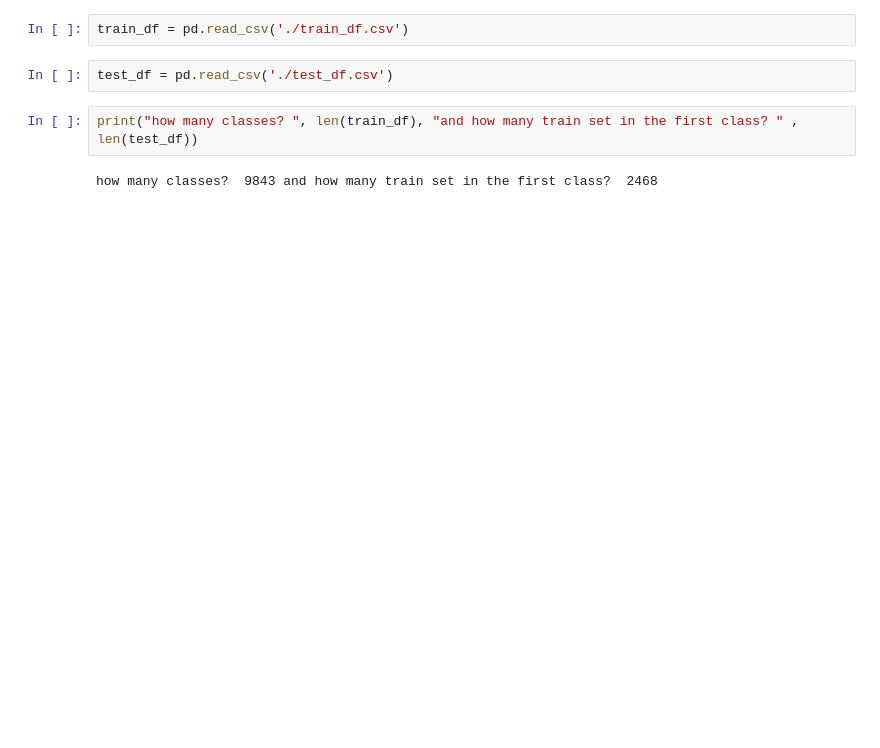
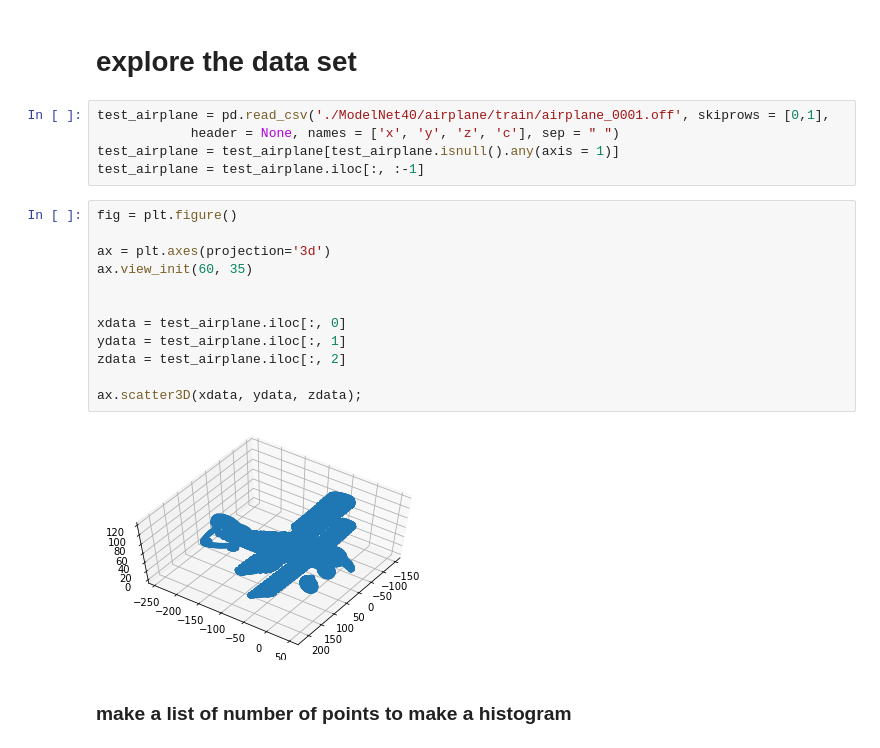
Before and after one commit to sunglyoungKim/Point_net_pytorch, a Jupyter notebook: Clean_data_set.ipynb, the cells around one changed output. Cells and saved outputs as stored; diff of their text form; blank space fills up the shorter version.

Commit message:
explore and statistic of point cloud data set

```diff
--- a/Clean_data_set.ipynb
+++ b/Clean_data_set.ipynb
@@ -113,8 +10,23 @@ test_df = total_test_set.to_csv("test_df.csv", index =False)
-# %%
-train_df = pd.read_csv('./train_df.csv')
-# %%
-test_df = pd.read_csv('./test_df.csv')
-# %%
-print("how many classes? ", len(train_df), "and how many train set in the first class? " , len(test_df))
-# %% [output]
-how many classes?  9843 and how many train set in the first class?  2468
+# %% [markdown]
+# explore the data set
+# %%
+test_airplane = pd.read_csv('./ModelNet40/airplane/train/airplane_0001.off', skiprows = [0,1],
+            header = None, names = ['x', 'y', 'z', 'c'], sep = " ")
+test_airplane = test_airplane[test_airplane.isnull().any(axis = 1)]
+test_airplane = test_airplane.iloc[:, :-1]
+# %%
+fig = plt.figure()
+
+ax = plt.axes(projection='3d')
+ax.view_init(60, 35)
+
+
+xdata = test_airplane.iloc[:, 0]
+ydata = test_airplane.iloc[:, 1]
+zdata = test_airplane.iloc[:, 2]
+
+ax.scatter3D(xdata, ydata, zdata);
+# %% [output]
+[figure, added]
+# %% [markdown]
+### make a list of number of points to make a histogram
```
Also changed, not shown: parts of 16 cells of this notebook.
